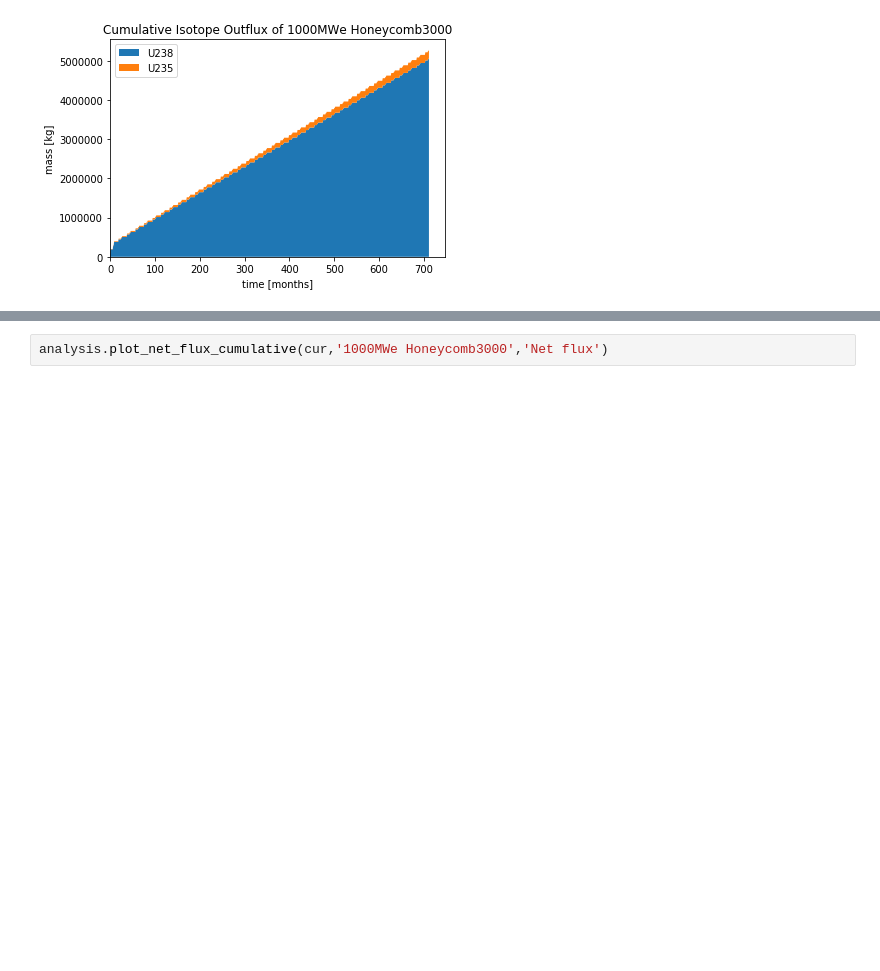
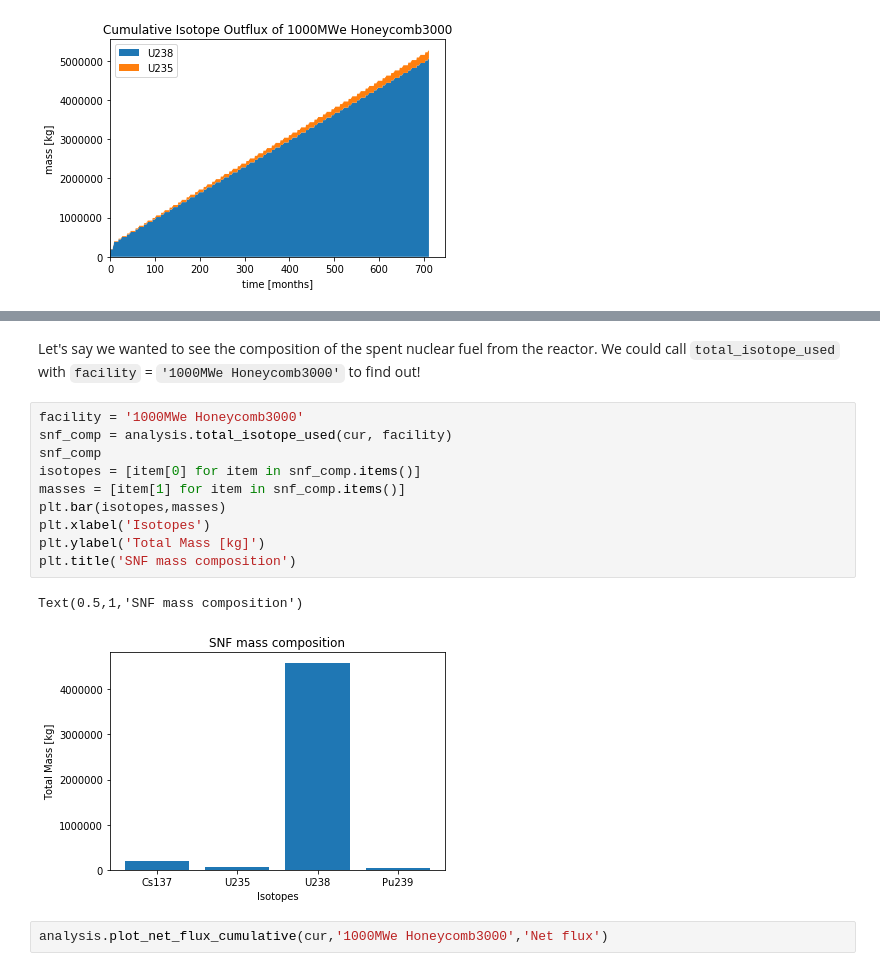
Before and after one commit to pichman2/cyclus-tutorial, a Jupyter notebook: Tutorial.ipynb, the cells around one changed output, grey strips where cells are left out. Saved outputs shown, nothing was run; the diff lists cells and outputs as text; blank space fills up the shorter version.

```diff
--- a/Tutorial.ipynb
+++ b/Tutorial.ipynb
@@ -424,3 +461,18 @@ After reading and understanding the general structure of the *CYCLUS* output fil
+# %% [markdown]
+Let's say we wanted to see the composition of the spent nuclear fuel from the reactor. We could call `total_isotope_used` with `facility` = `'1000MWe Honeycomb3000'` to find out!
+# %%
+facility = '1000MWe Honeycomb3000'
+snf_comp = analysis.total_isotope_used(cur, facility)
+snf_comp
+isotopes = [item[0] for item in snf_comp.items()]
+masses = [item[1] for item in snf_comp.items()]
+plt.bar(isotopes,masses)
+plt.xlabel('Isotopes')
+plt.ylabel('Total Mass [kg]')
+plt.title('SNF mass composition')
+# %% [output]
+Text(0.5,1,'SNF mass composition')
+[figure, added]
 # %%
 analysis.plot_net_flux_cumulative(cur,'1000MWe Honeycomb3000','Net flux')
 # %% [output]
```
Also changed, not shown: parts of 17 cells of this notebook.
